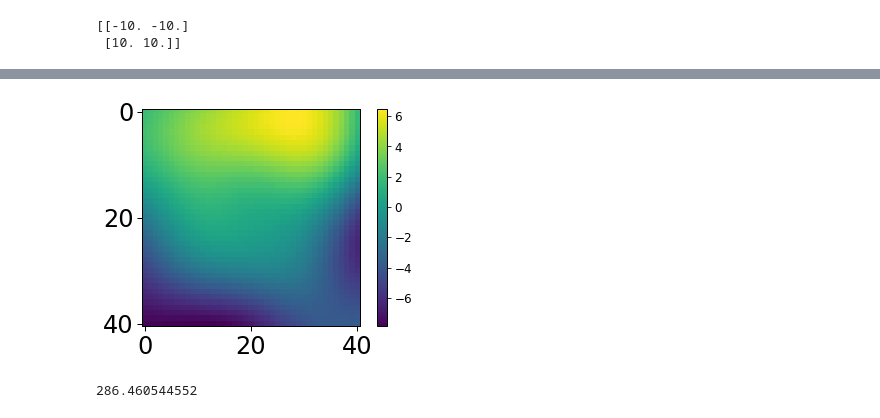
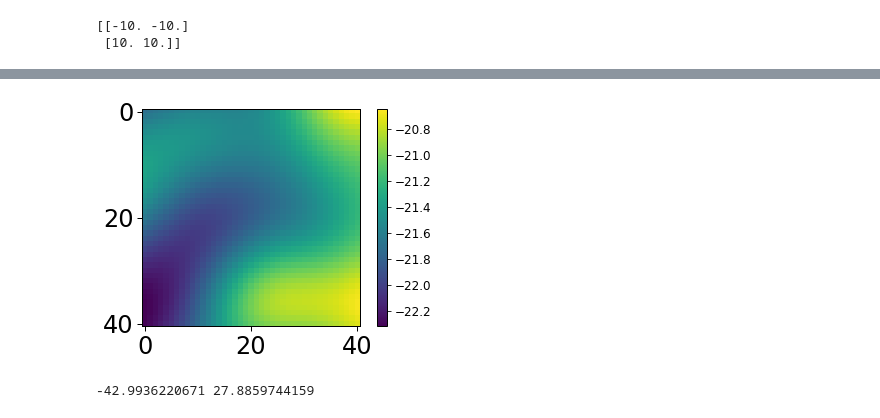
Before and after one commit to msyriac/orphics, a Jupyter notebook: tutorials/Stacking.ipynb, the cells around one changed output, grey strips where cells are left out. Drawn from its saved outputs; the diff is of its cells as text; code cells hidden in the pictures.

```diff
--- a/tutorials/Stacking.ipynb
+++ b/tutorials/Stacking.ipynb
@@ -49,17 +51,25 @@ io.plot_img(stamp)
-# %%
-stamps = 0.
-for k,(ra,dec) in enumerate(zip(ras,decs)):
-    stamps += maps.cutout(simulated_map,ra,dec,arcmin_width=20.)
-io.plot_img(stamps/k)
-# %% [output]
-[figure, removed]
 # %%
-# aperture photometry
+#aperture photometry
 
 aperture_radius = 5.*np.pi/180./60.
 annulus_width = 1. *np.pi/180./60.
 
-flux = maps.aperture_photometry(stamps/k,aperture_radius,annulus_width)
-print(flux)
+# Stack
+
+my_stacker = maps.Stacker(simulated_map,arcmin_width=20.)
+
+stamps = 0.
+fluxes = []
+for k,(ra,dec) in enumerate(zip(ras,decs)):
+    stamp = my_stacker.cutout(ra,dec)
+    flux = maps.aperture_photometry(stamp,aperture_radius,annulus_width,modrmap=modrmap)
+    fluxes.append(flux)
+    stamps += stamp
+stamps /= k
+io.plot_img(stamps)
 # %% [output]
-286.460544552
+[figure, added]
+# %%
+print (np.mean(fluxes),np.std(fluxes)/np.sqrt(k))
+# %% [output]
+-42.9936220671 27.8859744159
```
Also changed, not shown: parts of 4 cells of this notebook, 1 other file.
